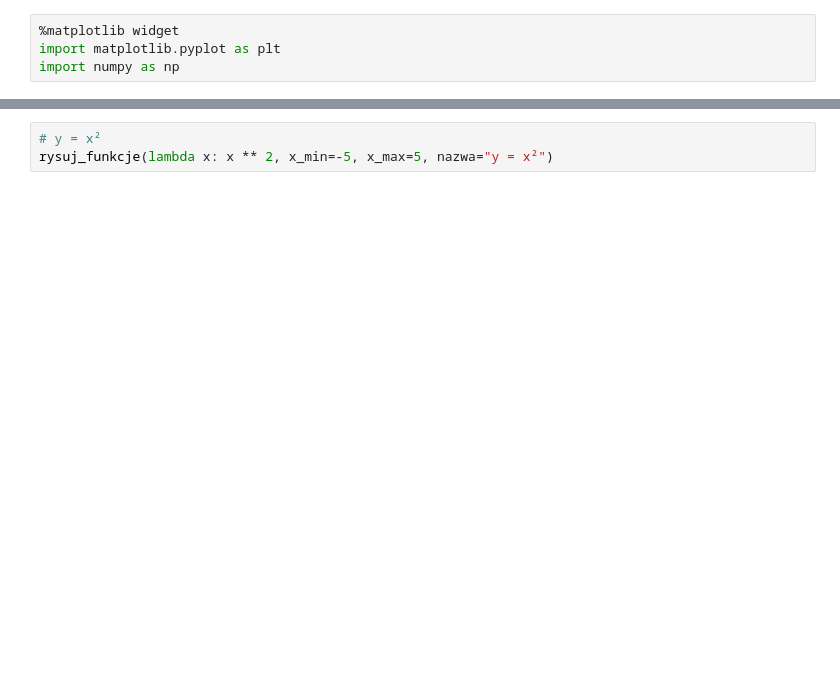
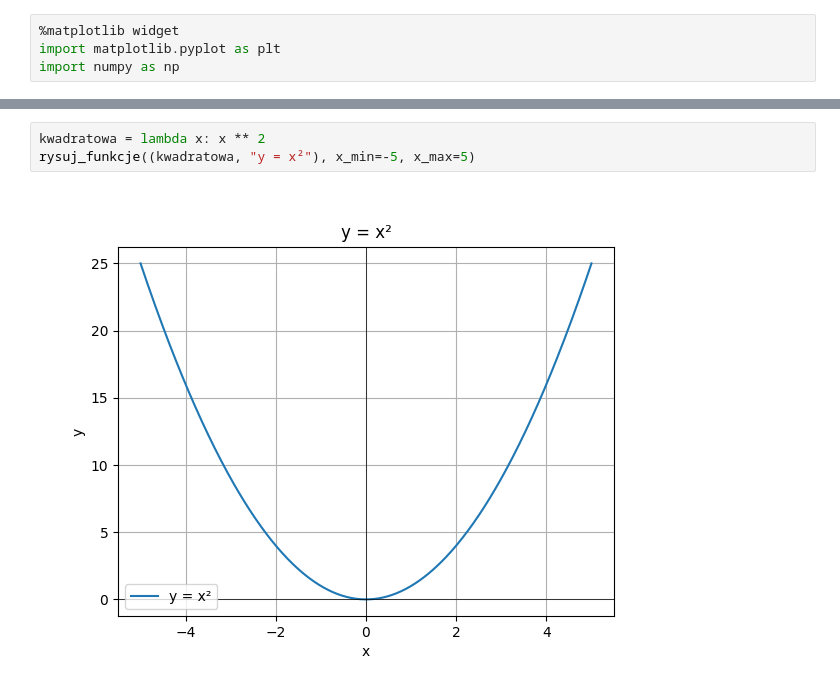
Before and after one commit to bodziosamolot/hania, a Jupyter notebook: math_functions.ipynb, the cells around one changed output, grey strips where cells are left out. Saved outputs shown, nothing was run; the diff lists cells and outputs as text; blank space fills up the shorter version.

```diff
--- a/math_functions.ipynb
+++ b/math_functions.ipynb
@@ -25,4 +27,6 @@ rysuj_funkcje(lambda x: 2 * x + 1, x_min=-5, x_max=5, nazwa="y = 2x + 1")
 # %%
-# y = x²
-rysuj_funkcje(lambda x: x ** 2, x_min=-5, x_max=5, nazwa="y = x²")
+kwadratowa = lambda x: x ** 2
+rysuj_funkcje((kwadratowa, "y = x²"), x_min=-5, x_max=5)
+# %% [output]
+[figure, added]
 # %%
```
Also changed, not shown: parts of 4 cells of this notebook.
